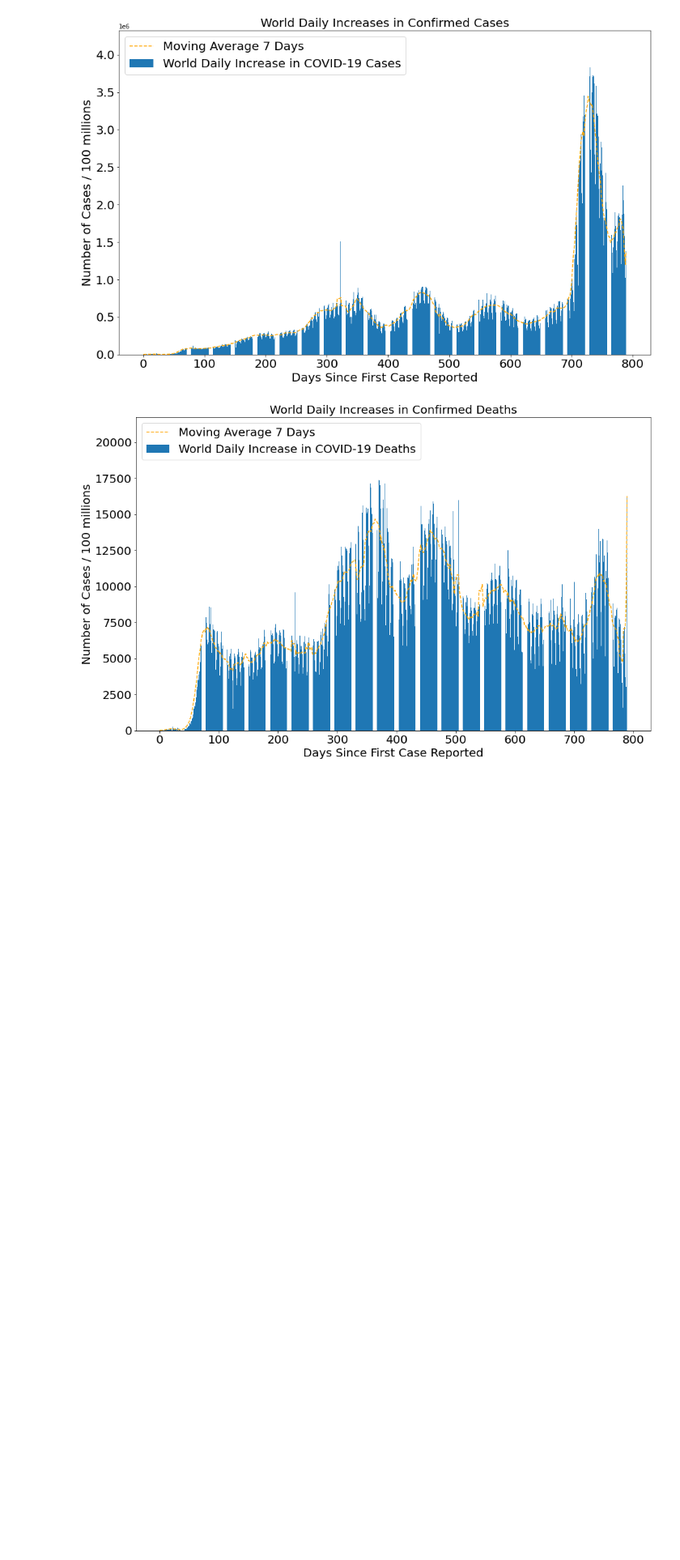
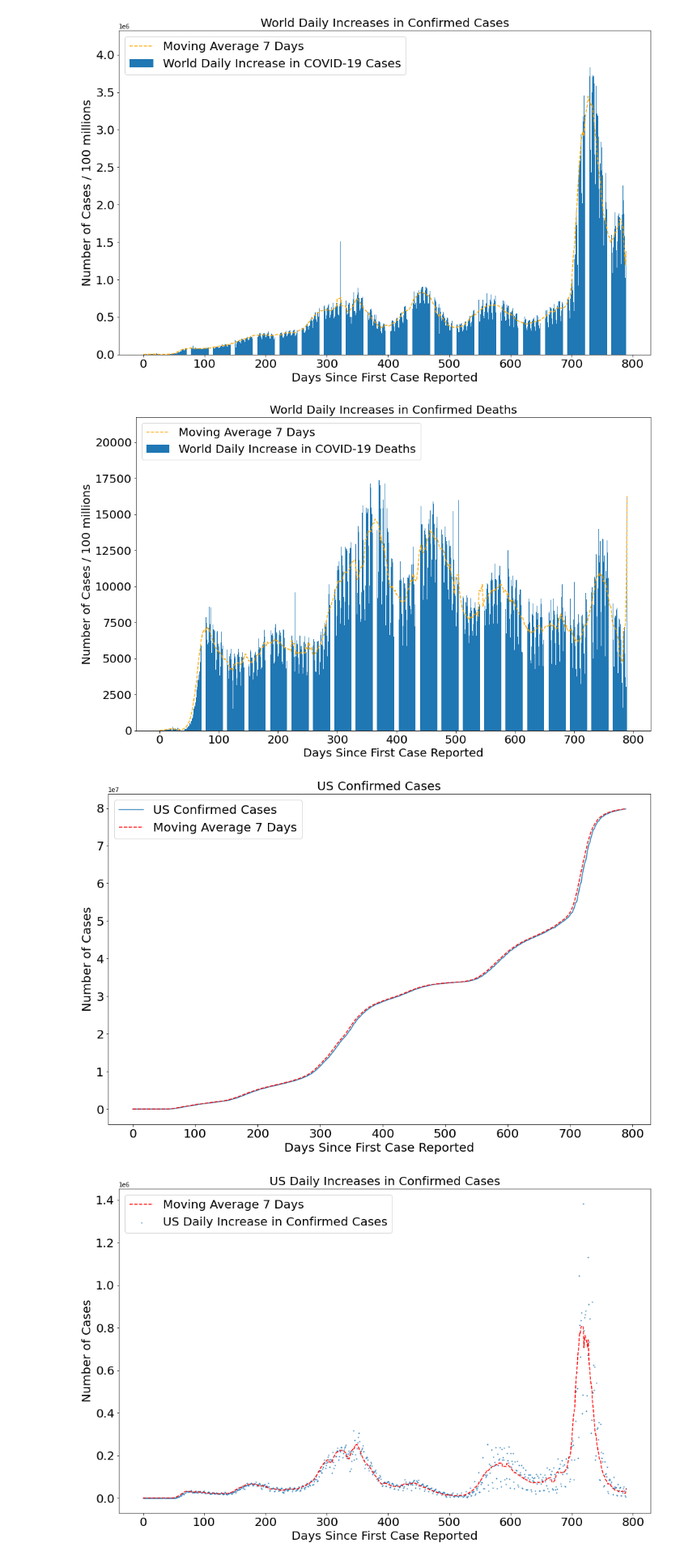
Before and after one commit to aftahee05/ADS1_Assignment_1, a Jupyter notebook: ADS1_Assignment_1.ipynb, the cells around one changed output. Shown at 81% size. Drawn from its saved outputs; the diff is of its cells as text; code cells hidden in the pictures; blank space fills up the shorter version.

Commit message:
scatter plot done pie chart started

```diff
--- a/ADS1_Assignment_1.ipynb
+++ b/ADS1_Assignment_1.ipynb
@@ -169,0 +230,8 @@ plt.show()
+# %%
+countries = ['US', 'United Kingdom', 'Bangladesh']
+
+for country in countries:
+    vis_country(country)
+# %% [output]
+[figure, added]
+[figure, added]
```
Also changed, not shown: parts of 3 cells of this notebook.
